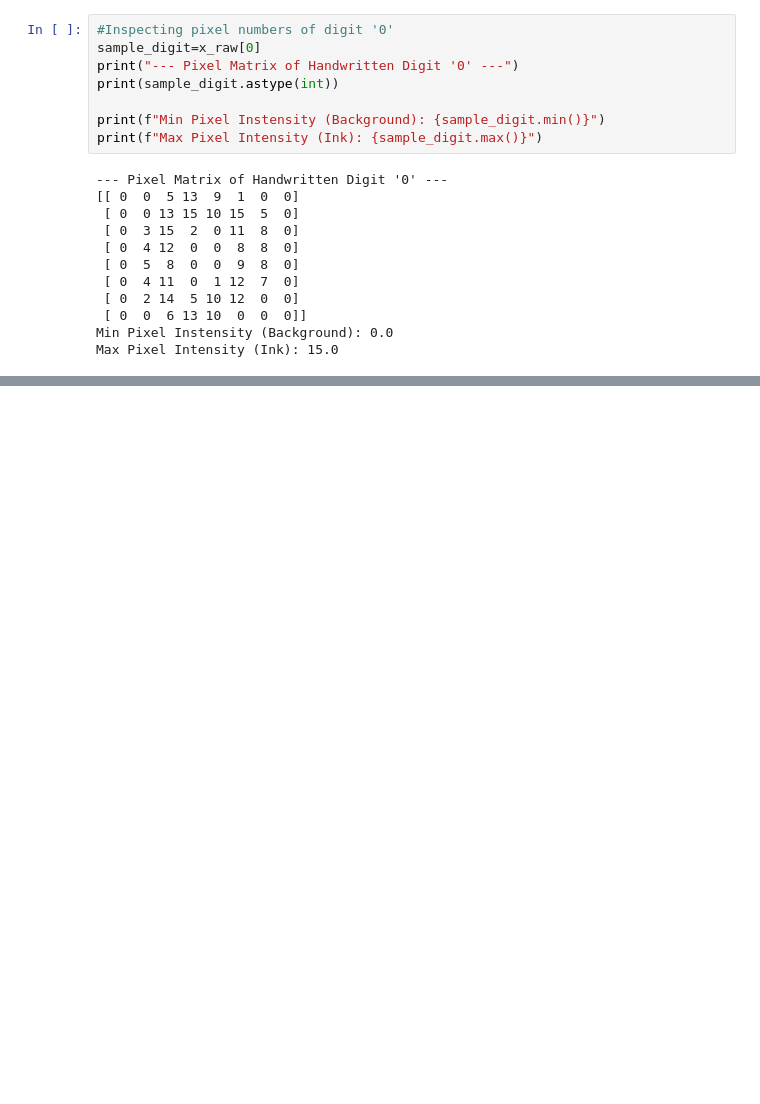
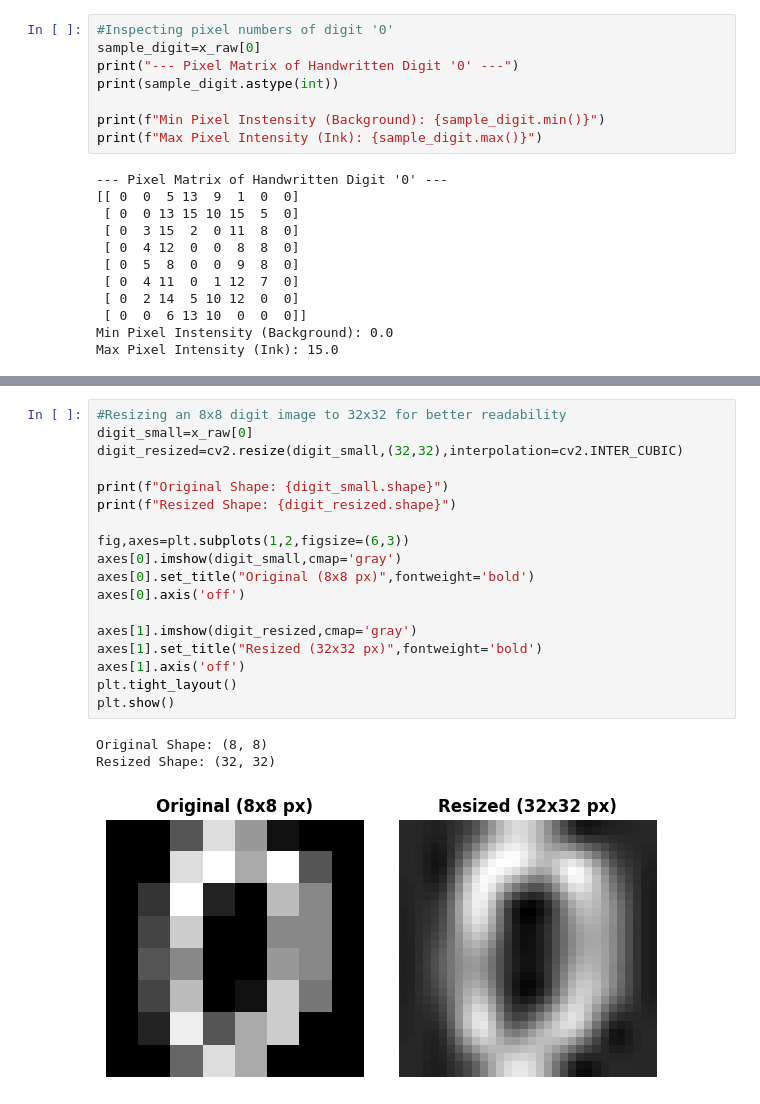
Before and after one commit to Pratham1845/Aiml-training, a Jupyter notebook: opencv.ipynb, the cells around one changed output, grey strips where cells are left out. Drawn from its saved outputs; the diff is of its cells as text; blank space fills up the shorter version.

```diff
--- a/opencv.ipynb
+++ b/opencv.ipynb
@@ -73,0 +102,22 @@ Max Pixel Intensity (Ink): 15.0
+# %%
+#Resizing an 8x8 digit image to 32x32 for better readability
+digit_small=x_raw[0]
+digit_resized=cv2.resize(digit_small,(32,32),interpolation=cv2.INTER_CUBIC)
+
+print(f"Original Shape: {digit_small.shape}")
+print(f"Resized Shape: {digit_resized.shape}")
+
+fig,axes=plt.subplots(1,2,figsize=(6,3))
+axes[0].imshow(digit_small,cmap='gray')
+axes[0].set_title("Original (8x8 px)",fontweight='bold')
+axes[0].axis('off')
+
+axes[1].imshow(digit_resized,cmap='gray')
+axes[1].set_title("Resized (32x32 px)",fontweight='bold')
+axes[1].axis('off')
+plt.tight_layout()
+plt.show()
+# %% [output]
+Original Shape: (8, 8)
+Resized Shape: (32, 32)
+[figure, added]
```
Also changed, not shown: parts of 6 cells of this notebook.
